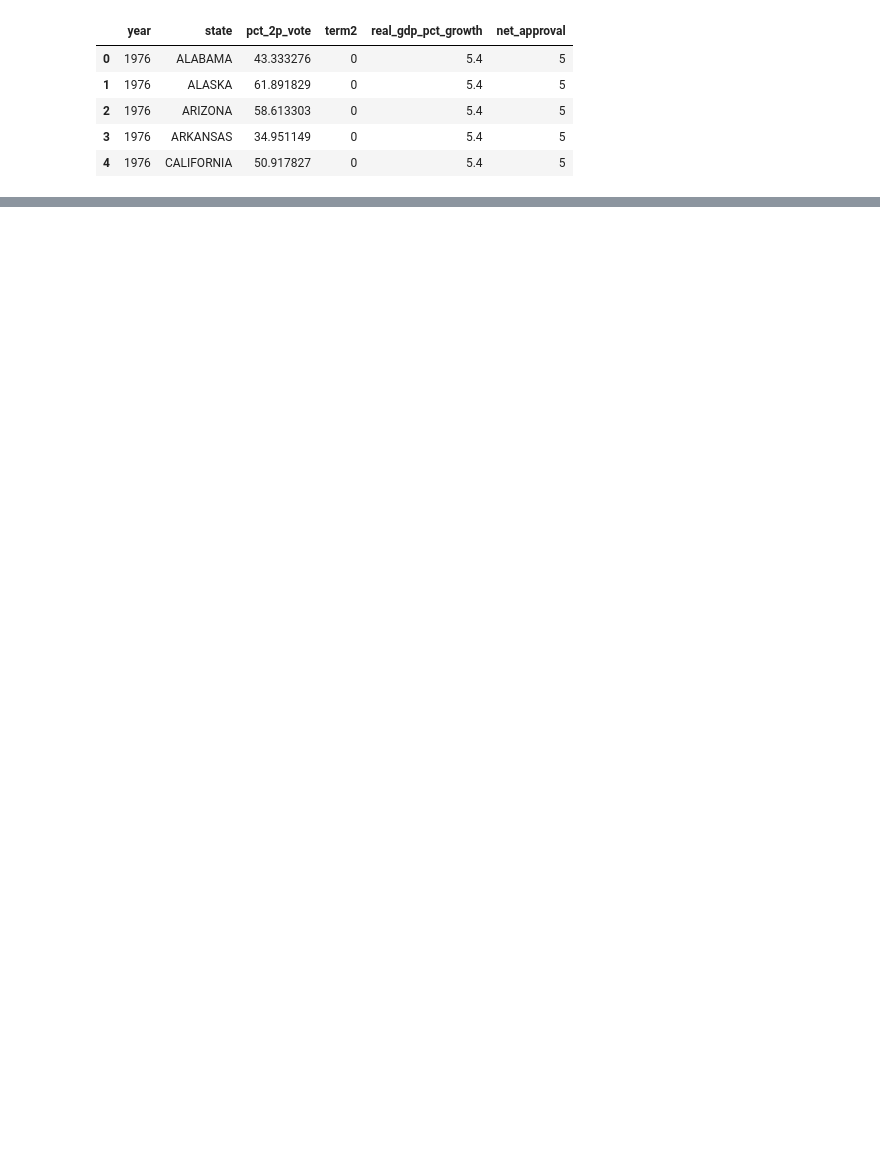
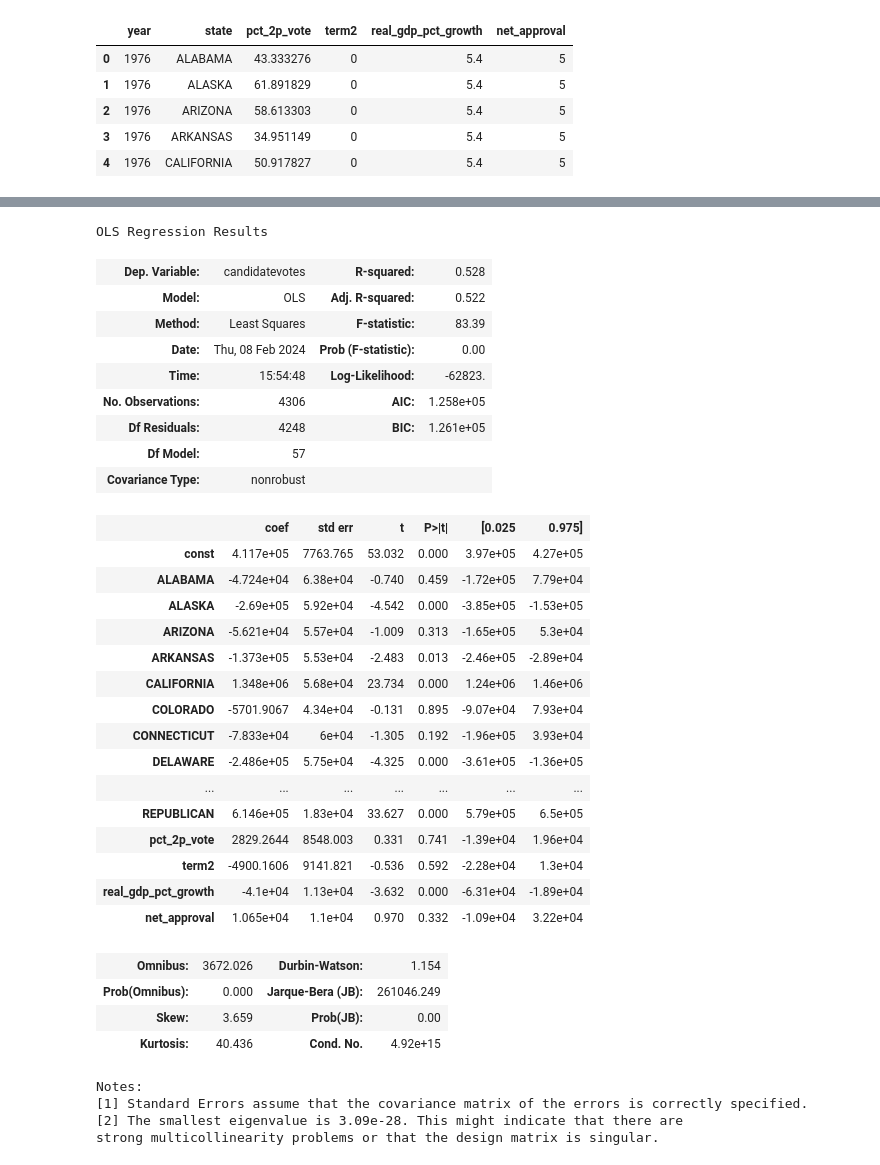
Before and after one commit to Majacodre/Campweek, a Jupyter notebook: linear_regression_workshop/electoral-votes.ipynb, the cells around one changed output, grey strips where cells are left out. Saved outputs shown, nothing was run; the diff lists cells and outputs as text; code cells hidden in the pictures; blank space fills up the shorter version.

Commit message:
linear regression

```diff
--- a/linear_regression_workshop/electoral-votes.ipynb
+++ b/linear_regression_workshop/electoral-votes.ipynb
@@ -39,0 +79,39 @@ scaler = StandardScaler()
+# %%
+X = sm.add_constant(X)
+model = sm.OLS(y,X).fit()
+model.summary()
+# %% [output]
+OLS Regression Results
+| Dep. Variable: | candidatevotes | R-squared: | 0.528 |
+| Model: | OLS | Adj. R-squared: | 0.522 |
+| Method: | Least Squares | F-statistic: | 83.39 |
+| Date: | Thu, 08 Feb 2024 | Prob (F-statistic): | 0.00 |
+| Time: | 15:54:48 | Log-Likelihood: | -62823. |
+| No. Observations: | 4306 | AIC: | 1.258e+05 |
+| Df Residuals: | 4248 | BIC: | 1.261e+05 |
+| Df Model: | 57 |  |  |
+| Covariance Type: | nonrobust |  |  |
+|  | coef | std err | t | P>|t| | [0.025 | 0.975] |
+| const | 4.117e+05 | 7763.765 | 53.032 | 0.000 | 3.97e+05 | 4.27e+05 |
+| ALABAMA | -4.724e+04 | 6.38e+04 | -0.740 | 0.459 | -1.72e+05 | 7.79e+04 |
+| ALASKA | -2.69e+05 | 5.92e+04 | -4.542 | 0.000 | -3.85e+05 | -1.53e+05 |
+| ARIZONA | -5.621e+04 | 5.57e+04 | -1.009 | 0.313 | -1.65e+05 | 5.3e+04 |
+| ARKANSAS | -1.373e+05 | 5.53e+04 | -2.483 | 0.013 | -2.46e+05 | -2.89e+04 |
+| CALIFORNIA | 1.348e+06 | 5.68e+04 | 23.734 | 0.000 | 1.24e+06 | 1.46e+06 |
+| COLORADO | -5701.9067 | 4.34e+04 | -0.131 | 0.895 | -9.07e+04 | 7.93e+04 |
+| CONNECTICUT | -7.833e+04 | 6e+04 | -1.305 | 0.192 | -1.96e+05 | 3.93e+04 |
+| DELAWARE | -2.486e+05 | 5.75e+04 | -4.325 | 0.000 | -3.61e+05 | -1.36e+05 |
+| ... | ... | ... | ... | ... | ... | ... |
+| REPUBLICAN | 6.146e+05 | 1.83e+04 | 33.627 | 0.000 | 5.79e+05 | 6.5e+05 |
+| pct_2p_vote | 2829.2644 | 8548.003 | 0.331 | 0.741 | -1.39e+04 | 1.96e+04 |
+| term2 | -4900.1606 | 9141.821 | -0.536 | 0.592 | -2.28e+04 | 1.3e+04 |
+| real_gdp_pct_growth | -4.1e+04 | 1.13e+04 | -3.632 | 0.000 | -6.31e+04 | -1.89e+04 |
+| net_approval | 1.065e+04 | 1.1e+04 | 0.970 | 0.332 | -1.09e+04 | 3.22e+04 |
+| Omnibus: | 3672.026 | Durbin-Watson: | 1.154 |
+| Prob(Omnibus): | 0.000 | Jarque-Bera (JB): | 261046.249 |
+| Skew: | 3.659 | Prob(JB): | 0.00 |
+| Kurtosis: | 40.436 | Cond. No. | 4.92e+15 |
+Notes:
+[1] Standard Errors assume that the covariance matrix of the errors is correctly specified.
+[2] The smallest eigenvalue is 3.09e-28. This might indicate that there are
+strong multicollinearity problems or that the design matrix is singular.
```
Also changed, not shown: parts of 6 cells of this notebook.
